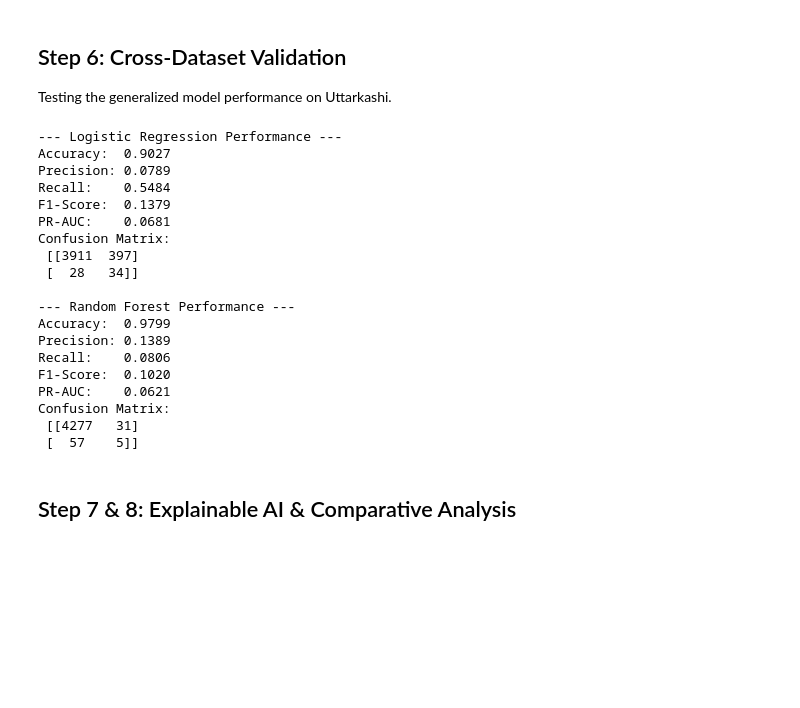
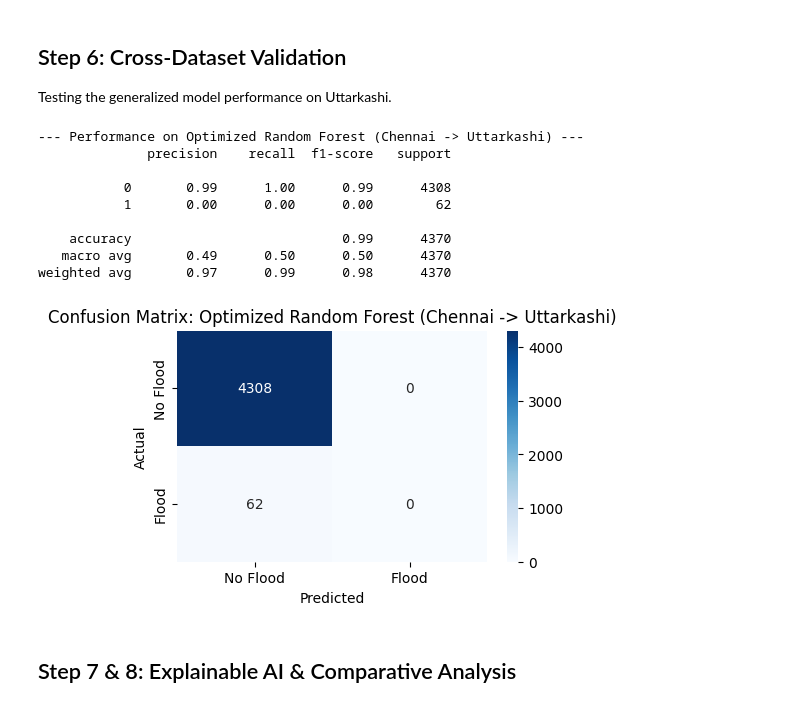
Before and after one commit to shahaarya465/Research-Methodology-6th-Sem, a Jupyter notebook: chennai_uttarkashi.ipynb, the cells around one changed output. Drawn from its saved outputs; the diff is of its cells as text; code cells hidden in the pictures; blank space fills up the shorter version.

```diff
--- a/chennai_uttarkashi.ipynb
+++ b/chennai_uttarkashi.ipynb
@@ -198,33 +200,45 @@ def evaluate_model(model, X_test, y_test, model_name="Model"):
-# %%
-# Extract Features for Validation (Uttarkashi)
-X_val = df_val[features]
-y_val = df_val['Flood_Label']
-
-# Evaluate Logistic Regression (Baseline)
-log_metrics = evaluate_model(log_reg, X_val, y_val, 'Logistic Regression')
-
-# Evaluate Random Forest (Main Model)
-rf_metrics = evaluate_model(rf_model, X_val, y_val, 'Random Forest')
-# %% [output]
---- Logistic Regression Performance ---
-Accuracy:  0.9027
-Precision: 0.0789
-Recall:    0.5484
-F1-Score:  0.1379
-PR-AUC:    0.0681
-Confusion Matrix:
- [[3911  397]
- [  28   34]]
-
---- Random Forest Performance ---
-Accuracy:  0.9799
-Precision: 0.1389
-Recall:    0.0806
-F1-Score:  0.1020
-PR-AUC:    0.0621
-Confusion Matrix:
- [[4277   31]
- [  57    5]]
+# %%
+def evaluate_model(model, X_data, y_data, dataset_name="Test Data"):
+    print(f"--- Performance on {dataset_name} ---")
+
+    # Get predictions
+    y_pred = model.predict(X_data)
+
+    # Print comprehensive report (Precision, Recall, F1, Accuracy)
+    print(classification_report(y_data, y_pred))
+
+    # Plot visual confusion matrix
+    cm = confusion_matrix(y_data, y_pred)
+    plt.figure(figsize=(5,3))
+    sns.heatmap(cm, annot=True, fmt='d', cmap='Blues',
+                xticklabels=['No Flood', 'Flood'],
+                yticklabels=['No Flood', 'Flood'])
+    plt.title(f'Confusion Matrix: {dataset_name}')
+    plt.ylabel('Actual')
+    plt.xlabel('Predicted')
+    plt.show()
+# %%
+# Prepare the validation data chronologically
+df_uttarkashi = df_uttarkashi.sort_values(by='Date')
+
+# Drop target and metadata columns to isolate features
+X_uttarkashi = df_uttarkashi.drop(columns=['Flood', 'Date', 'City', 'Dist_Name'], errors='ignore')
+y_uttarkashi = df_uttarkashi['Flood']
+
+# Evaluate the optimized Random Forest Pipeline on the new terrain
+# (The pipeline will automatically scale X_uttarkashi using the Chennai scaler!)
+evaluate_model(best_rf_model, X_uttarkashi, y_uttarkashi, 'Optimized Random Forest (Chennai -> Uttarkashi)')
+# %% [output]
+--- Performance on Optimized Random Forest (Chennai -> Uttarkashi) ---
+              precision    recall  f1-score   support
+
+           0       0.99      1.00      0.99      4308
+           1       0.00      0.00      0.00        62
+
+    accuracy                           0.99      4370
+   macro avg       0.49      0.50      0.50      4370
+weighted avg       0.97      0.99      0.98      4370
+[figure, added]
 # %% [markdown]
 ## Step 7 & 8: Explainable AI & Comparative Analysis
 # %%
```
Also changed, not shown: parts of 19 cells of this notebook, 1 other file.
